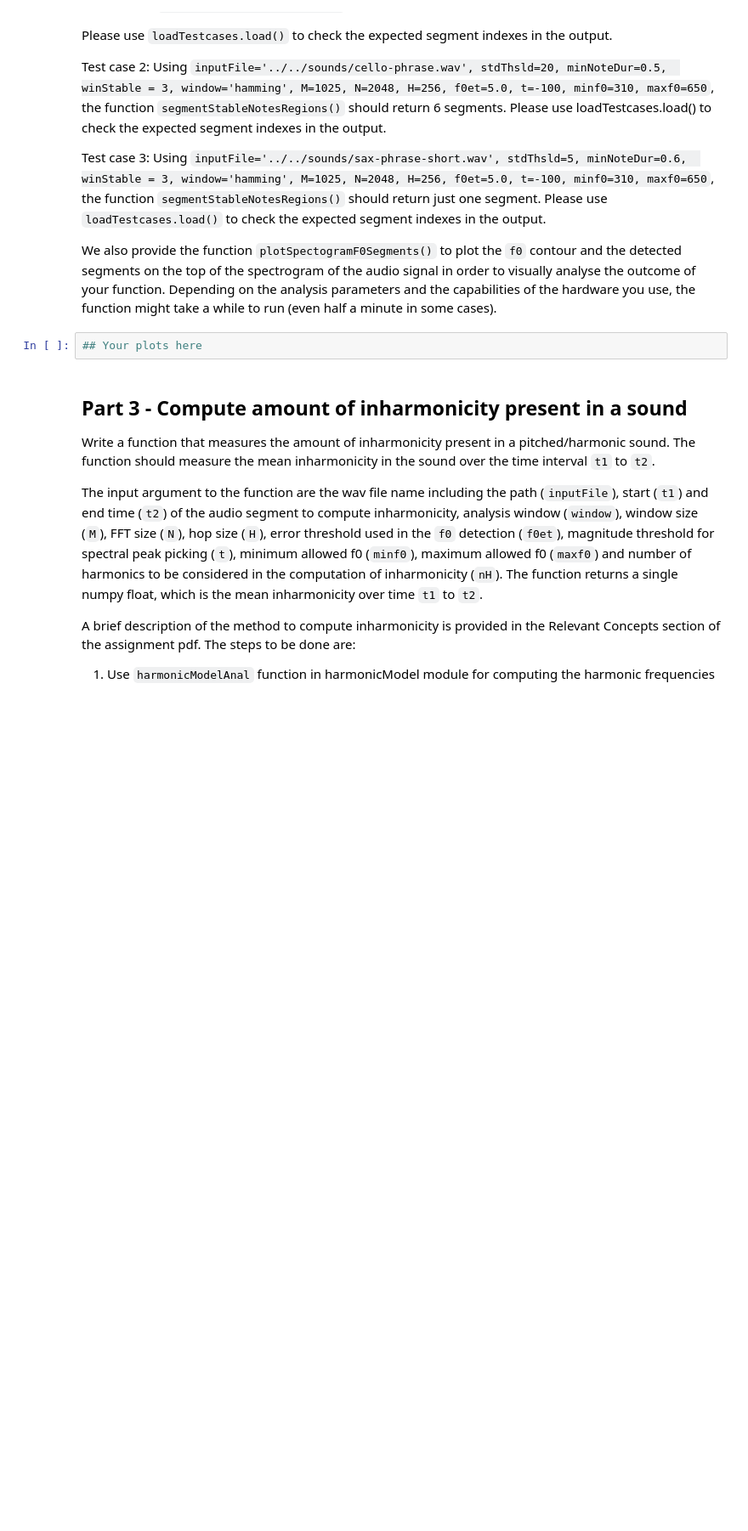
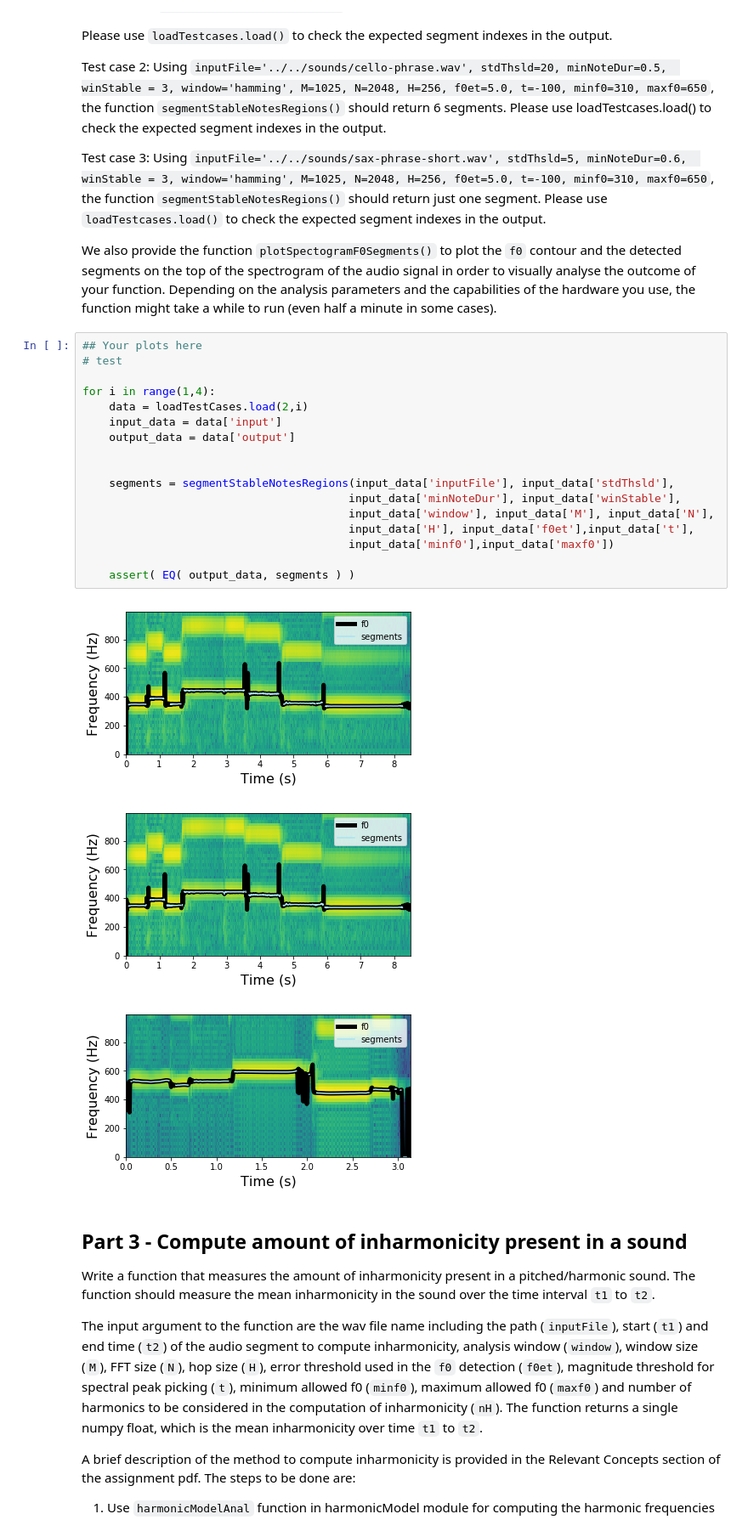
Before and after one commit to jiemojiemo/audio_signal_processing_assignments, a Jupyter notebook: assignments/A6/A6.ipynb, the cells around one changed output. Shown at 85% size. Drawn from its saved outputs; the diff is of its cells as text; blank space fills up the shorter version.

```diff
--- a/assignments/A6/A6.ipynb
+++ b/assignments/A6/A6.ipynb
@@ -259,8 +463,27 @@ We also provide the function `plotSpectogramF0Segments()` to plot the `f0` conto
 segments on the top of the spectrogram of the audio signal in order to visually analyse the outcome
 of your function. Depending on the analysis parameters and the capabilities of the hardware you
 use, the function might take a while to run (even half a minute in some cases).
-# %%
-## Your plots here
+# %%
+## Your plots here
+# test
+
+for i in range(1,4):
+    data = loadTestCases.load(2,i)
+    input_data = data['input']
+    output_data = data['output']
+
+
+    segments = segmentStableNotesRegions(input_data['inputFile'], input_data['stdThsld'],
+                                        input_data['minNoteDur'], input_data['winStable'],
+                                        input_data['window'], input_data['M'], input_data['N'],
+                                        input_data['H'], input_data['f0et'],input_data['t'],
+                                        input_data['minf0'],input_data['maxf0'])
+
+    assert( EQ( output_data, segments ) )
+# %% [output]
+[figure, added]
+[figure, added]
+[figure, added]
 # %% [markdown]
 ## Part 3 - Compute amount of inharmonicity present in a sound
 
```
Also changed, not shown: parts of 10 cells of this notebook, 12 other files.
